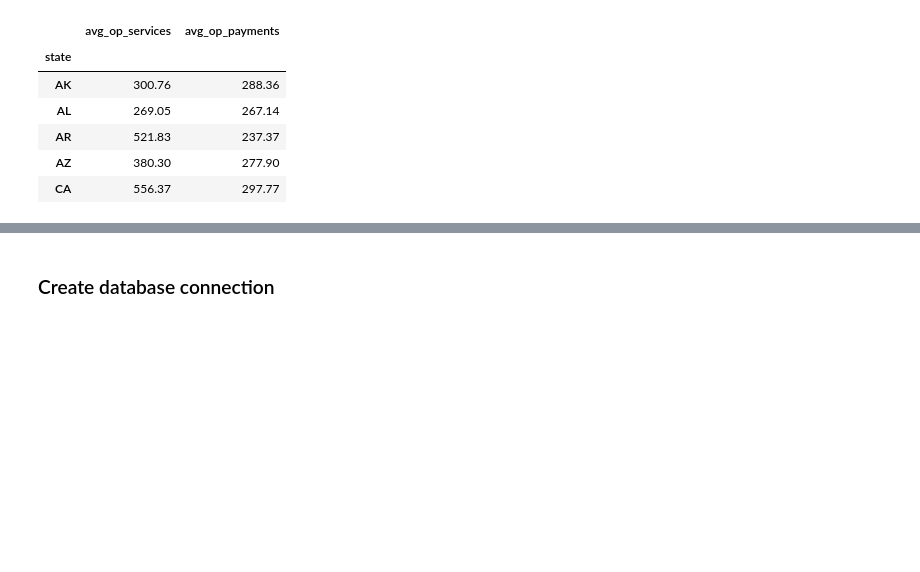
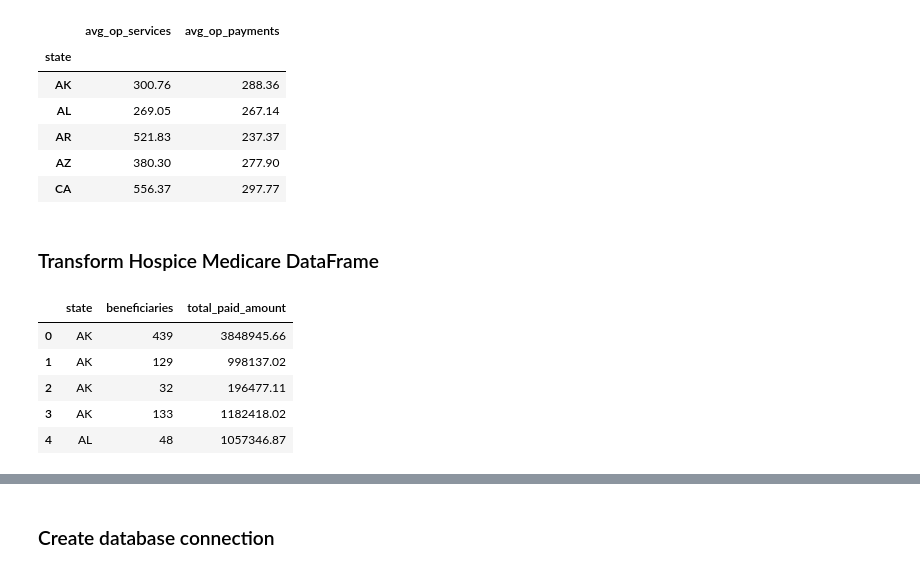
Before and after one commit to wwiedenmann/ETL-Project, a Jupyter notebook: ETL_Medicare.ipynb, the cells around one changed output, grey strips where cells are left out. Cells and saved outputs as stored; diff of their text form; code cells hidden in the pictures; blank space fills up the shorter version.

```diff
--- a/ETL_Medicare.ipynb
+++ b/ETL_Medicare.ipynb
@@ -142,3 +162,20 @@ rounded_OP_df.head()
 | AR | 521.83 | 237.37 |
 | AZ | 380.30 | 277.90 |
 | CA | 556.37 | 297.77 |
+# %% [markdown]
+### Transform Hospice Medicare DataFrame
+# %%
+# Create a filtered dataframe from specific columns
+# Limit 12 original columns to include 'Provider State', 'Outpatient Services', 'Average Total Payments'.
+Hosp_columns_df = Hosp_file_df[['State', 'Hospice Beneficiaries', 'Total Medicare Payment Amount']].copy()
+# Rename the column headers
+Hosp_columns_renamed_df= Hosp_columns_df.rename(columns={'State' : 'state', 'Hospice Beneficiaries' : 'beneficiaries', 'Total Medicare Payment Amount' : 'total_paid_amount'})
+# Show the current df
+Hosp_columns_renamed_df.head()
+# %% [output]
+|  | state | beneficiaries | total_paid_amount |
+| 0 | AK | 439 | 3848945.66 |
+| 1 | AK | 129 | 998137.02 |
+| 2 | AK | 32 | 196477.11 |
+| 3 | AK | 133 | 1182418.02 |
+| 4 | AL | 48 | 1057346.87 |
```
Also changed, not shown: parts of 18 cells of this notebook.
